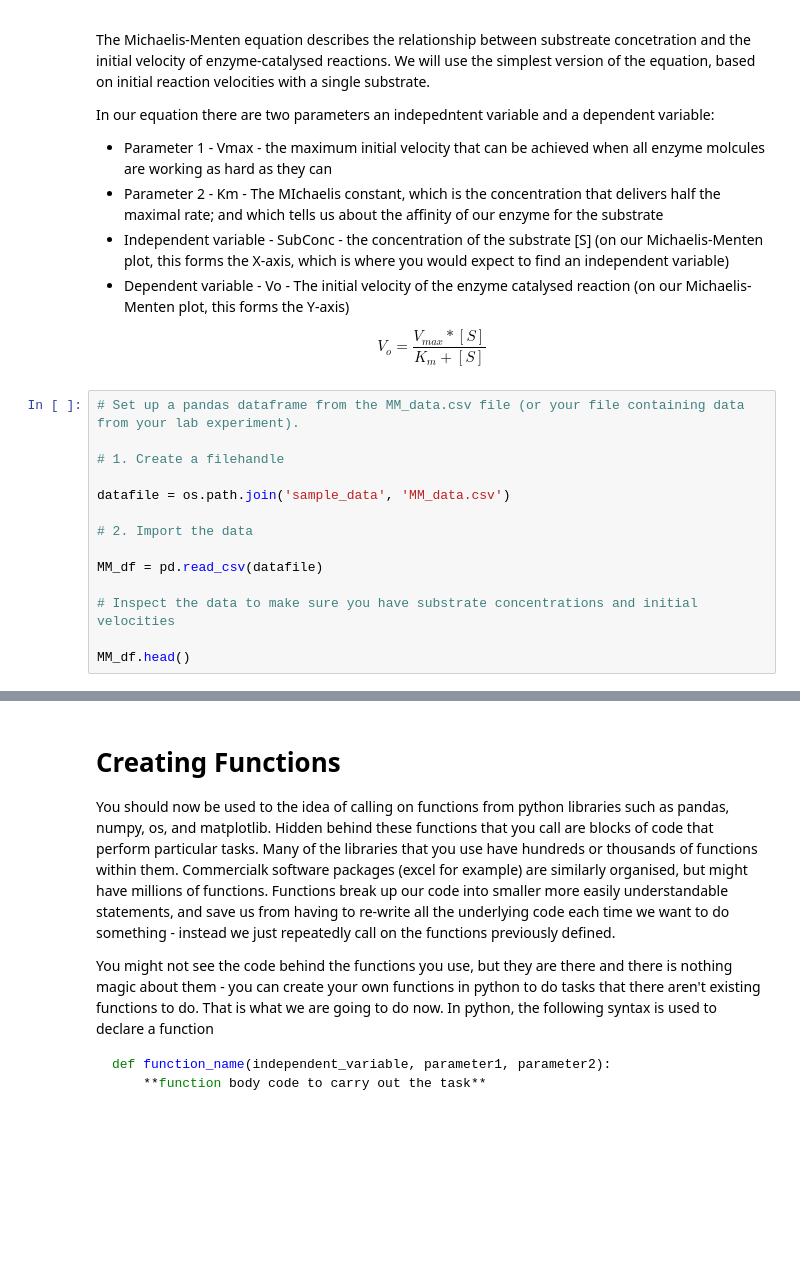
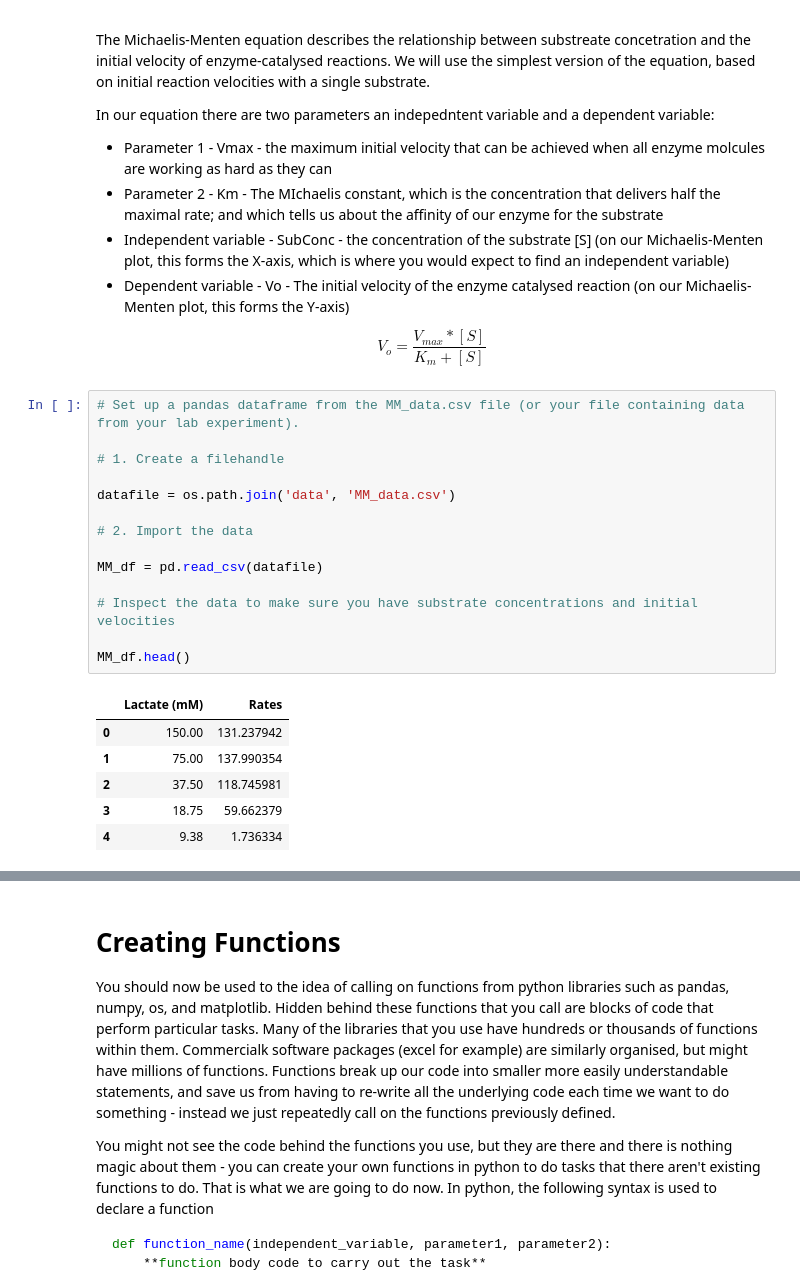
Before and after one commit to dgamorgan/PHA-10030_2026, a Jupyter notebook: cPHA-10030_WS4 - Nonlinear.ipynb, the cells around one changed output, grey strips where cells are left out. Drawn from its saved outputs; the diff is of its cells as text; blank space fills up the shorter version.

```diff
--- a/cPHA-10030_WS4 - Nonlinear.ipynb
+++ b/cPHA-10030_WS4 - Nonlinear.ipynb
@@ -62,17 +57,24 @@ $$
 # %%
 # Set up a pandas dataframe from the MM_data.csv file (or your file containing data from your lab experiment).
 
 # 1. Create a filehandle
 
-datafile = os.path.join('sample_data', 'MM_data.csv')
+datafile = os.path.join('data', 'MM_data.csv')
 
 # 2. Import the data
 
 MM_df = pd.read_csv(datafile)
 
 # Inspect the data to make sure you have substrate concentrations and initial velocities
 
 MM_df.head()
+# %% [output]
+|  | Lactate (mM) | Rates |
+| 0 | 150.00 | 131.237942 |
+| 1 | 75.00 | 137.990354 |
+| 2 | 37.50 | 118.745981 |
+| 3 | 18.75 | 59.662379 |
+| 4 | 9.38 | 1.736334 |
 # %%
 # Create independent variables (xdata) and dependent variable (ydata) for curve fitting
 
```
Also changed, not shown: parts of 6 cells of this notebook, 2 other files.
